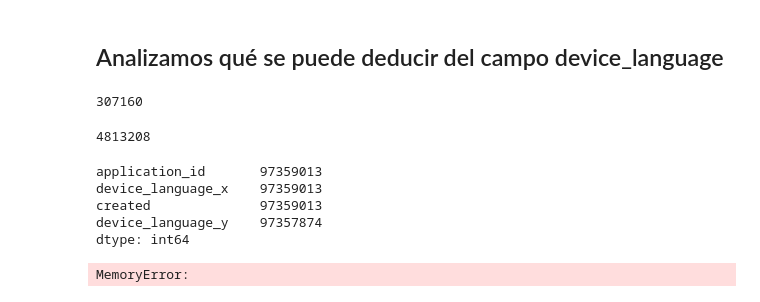
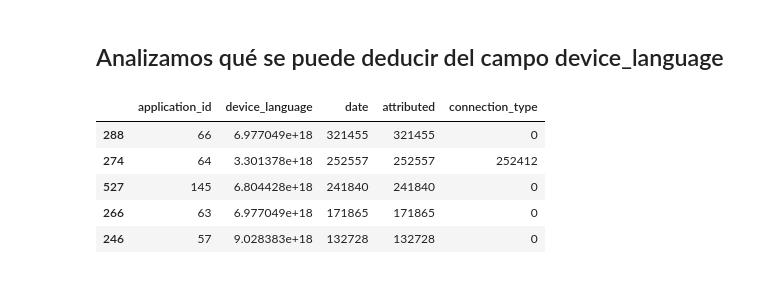
Before and after one commit to EscobarMariaSol/Organizacion-de-datos, a Jupyter notebook: TP1-Analisis de Events e Installs.ipynb, the cells around one changed output. Cells and saved outputs as stored; diff of their text form; code cells hidden in the pictures.

```diff
--- a/TP1-Analisis de Events e Installs.ipynb
+++ b/TP1-Analisis de Events e Installs.ipynb
@@ -131,13 +131,3 @@ Name: created, dtype: object
 De las instalaciones directamente ninguna es atribuida a Jammp.
 # %% [markdown]
 ## Analizamos qué se puede deducir del campo device_language
-# %%
-inst_red = inst.loc[:, ["created", "application_id", "device_language"]]
-inst_red.memory_usage(deep = True).sum()
-# %% [output]
-307160
-# %%
-evts_red = evts.loc[:, [ "application_id", "device_language"]].dropna()
-evts_red.size
-# %% [output]
-4813208
@@ -146,12 +134,10 @@ evts_inst = pd.merge(evts_red, inst_red, on = "application_id")
-# %%
-evts_inst.count()
-# %% [output]
-application_id       97359013
-device_language_x    97359013
-created              97359013
-device_language_y    97357874
-dtype: int64
-# %%
-grouped = evts_inst.groupby(['application_id', 'device_language_x', 'device_language_y']). agg({'device_language_x': 'count', 'device_language_y': 'count'})
-# %% [output]
-MemoryError:
+# %%
+app_language = evts.groupby(['application_id', 'device_language']).count().reset_index()
+app_language.sort_values(by = 'date', ascending = False).head()
+# %% [output]
+|  | application_id | device_language | date | attributed | connection_type |
+| 288 | 66 | 6.977049e+18 | 321455 | 321455 | 0 |
+| 274 | 64 | 3.301378e+18 | 252557 | 252557 | 252412 |
+| 527 | 145 | 6.804428e+18 | 241840 | 241840 | 0 |
+| 266 | 63 | 6.977049e+18 | 171865 | 171865 | 0 |
+| 246 | 57 | 9.028383e+18 | 132728 | 132728 | 0 |
```
Also changed, not shown: parts of 3 cells of this notebook, 1 other file.
